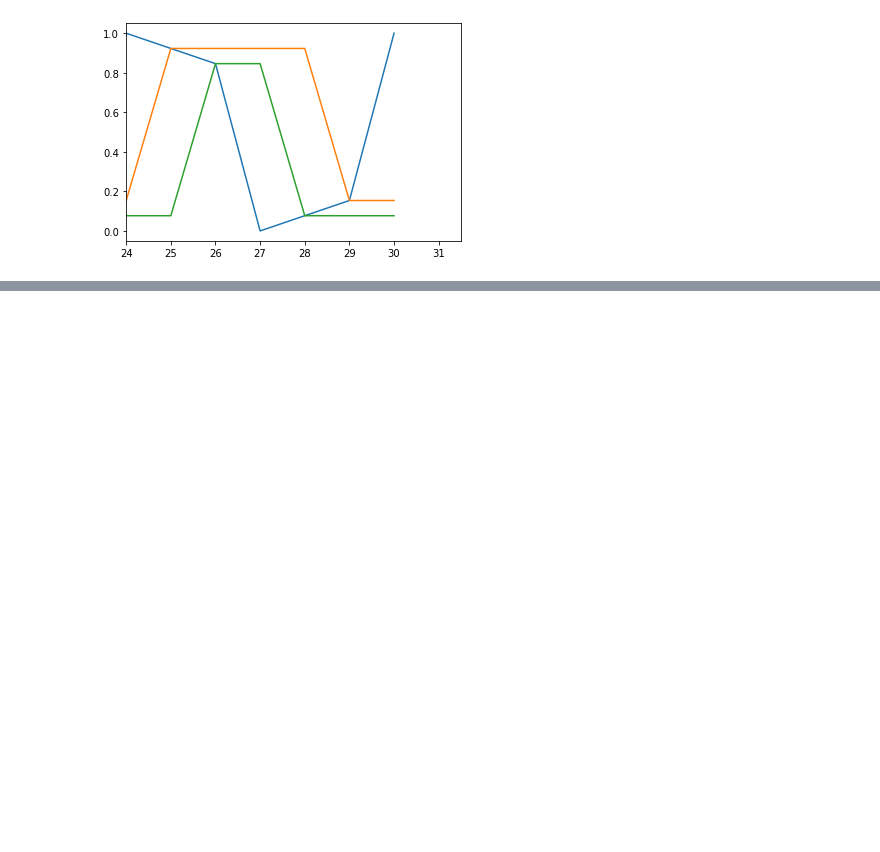
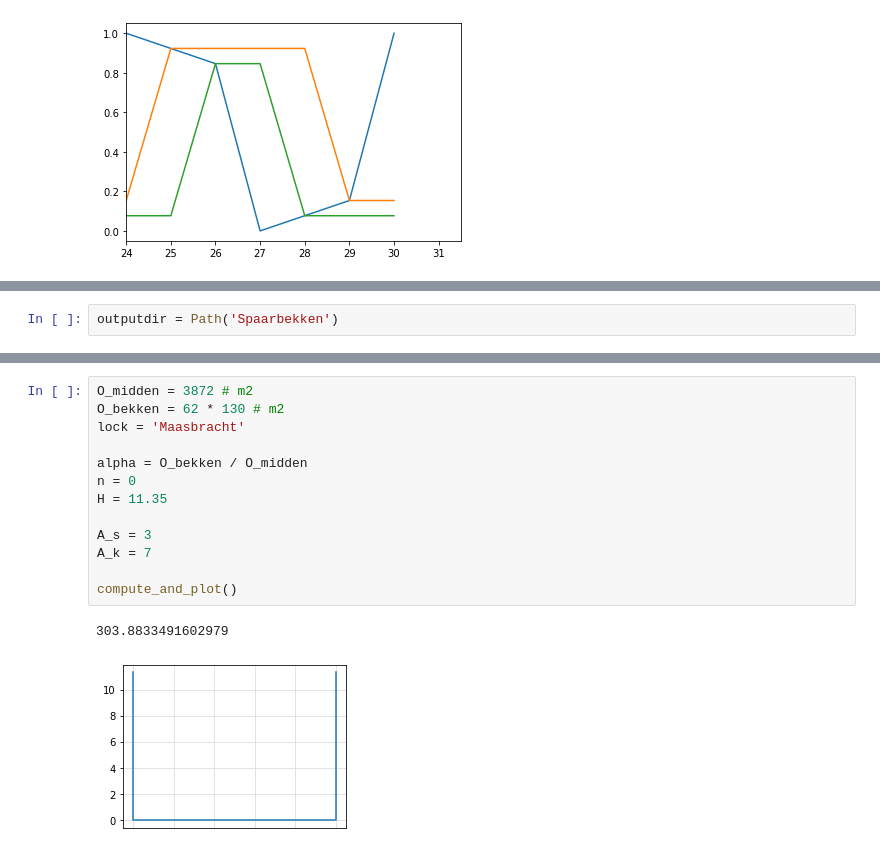
Before and after one commit to jurjendejong/pySIVAK, a Jupyter notebook: _rekensheets/Spaarbekken.ipynb, the cells around one changed output, grey strips where cells are left out. Saved outputs shown, nothing was run; the diff lists cells and outputs as text; blank space fills up the shorter version.

```diff
--- a/_rekensheets/Rekenmodel spaarbekken.ipynb
+++ b/_rekensheets/Spaarbekken.ipynb
@@ -78,0 +86,2 @@ plt.xlim(24)
+# %%
+outputdir = Path('Spaarbekken')
@@ -78,0 +125,16 @@ plt.xlim(24)
+# %%
+O_midden = 3872 # m2
+O_bekken = 62 * 130 # m2
+lock = 'Maasbracht'
+
+alpha = O_bekken / O_midden
+n = 0
+H = 11.35
+
+A_s = 3
+A_k = 7
+
+compute_and_plot()
+# %% [output]
+303.8833491602979
+[figure, added]
```
Also changed, not shown: parts of 4 cells of this notebook, 4 other files.
